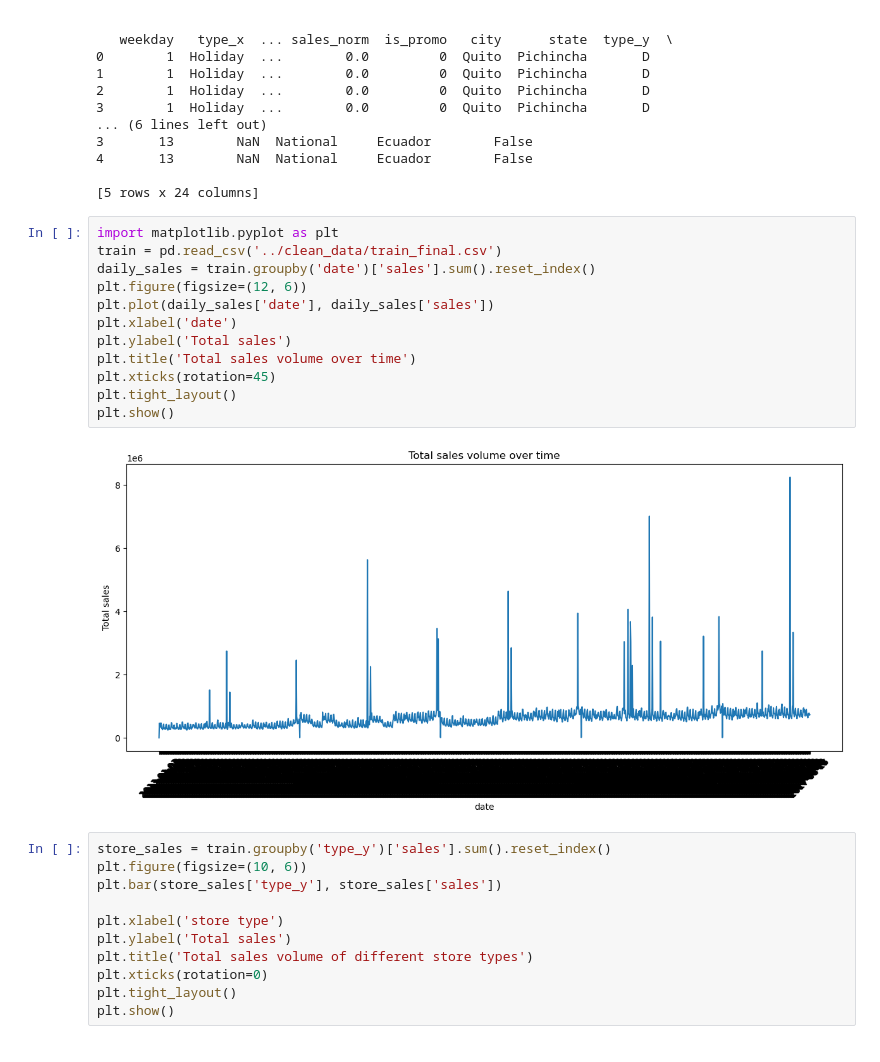
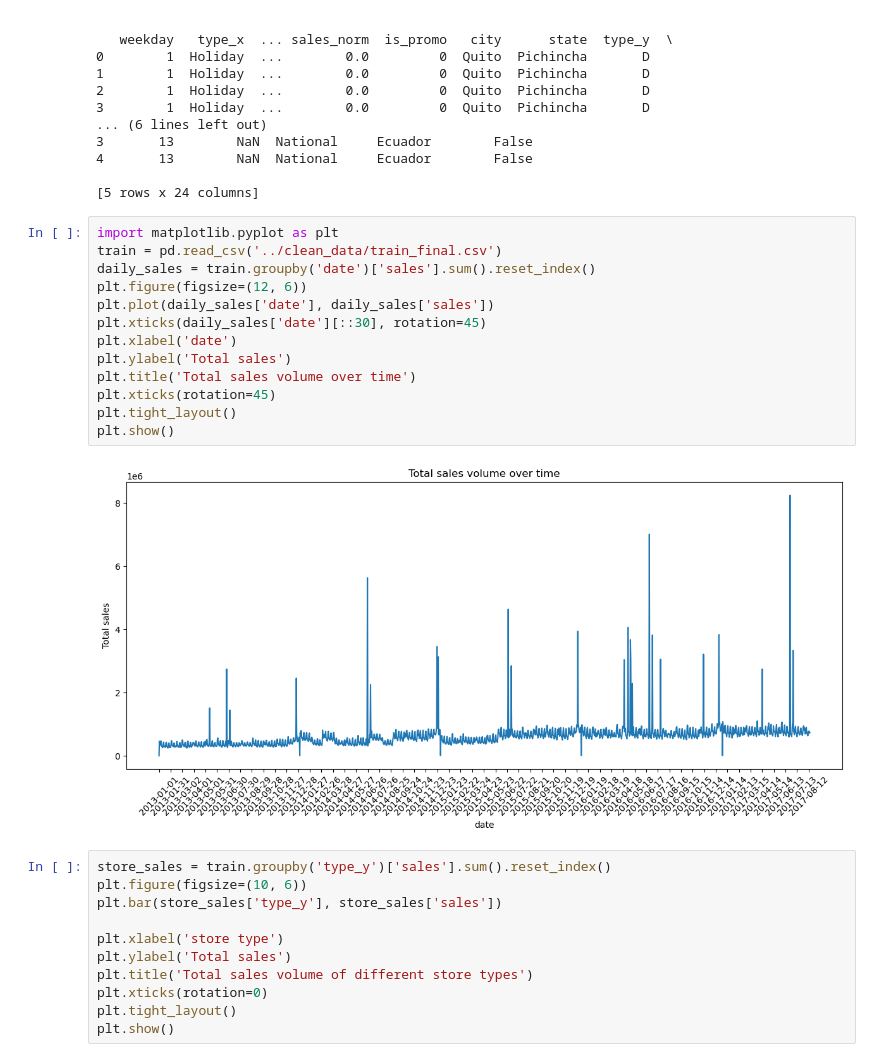
Before and after one commit to JerryJIANG721/Store-Sales---Time-Series-Forecasting, a Jupyter notebook: notebooks/notebook for Xinyi.ipynb, the cells around one changed output. Drawn from its saved outputs; the diff is of its cells as text.

```diff
--- a/notebooks/notebook for Xinyi.ipynb
+++ b/notebooks/notebook for Xinyi.ipynb
@@ -263,17 +263,18 @@ print(train.head())
 # %%
 import matplotlib.pyplot as plt
 train = pd.read_csv('../clean_data/train_final.csv')
 daily_sales = train.groupby('date')['sales'].sum().reset_index()
 plt.figure(figsize=(12, 6))
 plt.plot(daily_sales['date'], daily_sales['sales'])
+plt.xticks(daily_sales['date'][::30], rotation=45)
 plt.xlabel('date')
 plt.ylabel('Total sales')
 plt.title('Total sales volume over time')
 plt.xticks(rotation=45)
 plt.tight_layout()
 plt.show()
 # %% [output]
-[figure, old version]
+[figure, new version]
 # %%
 store_sales = train.groupby('type_y')['sales'].sum().reset_index()
 plt.figure(figsize=(10, 6))
```
Also changed, not shown: parts of 2 cells of this notebook.
